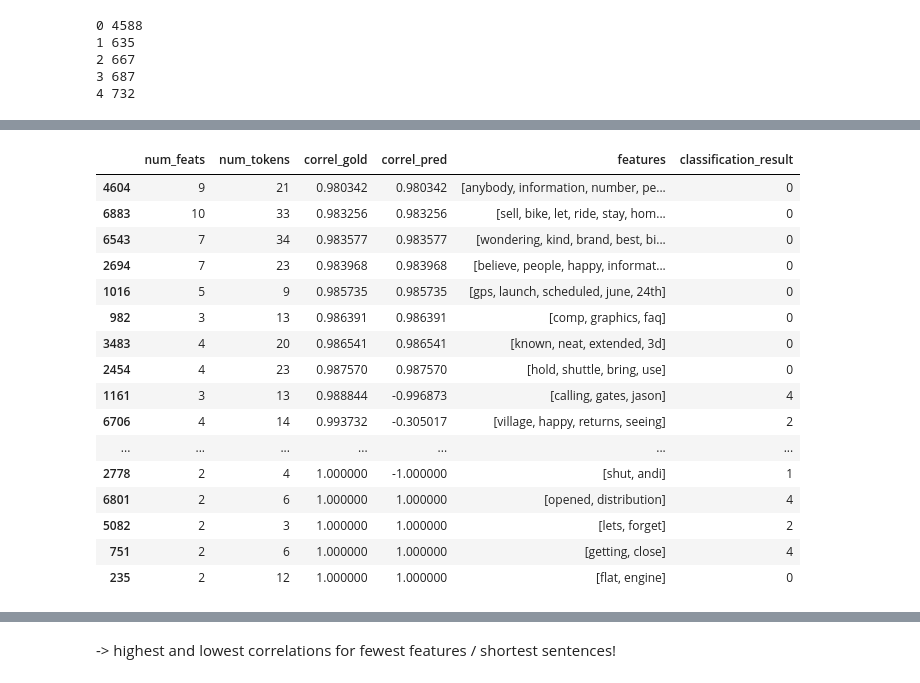
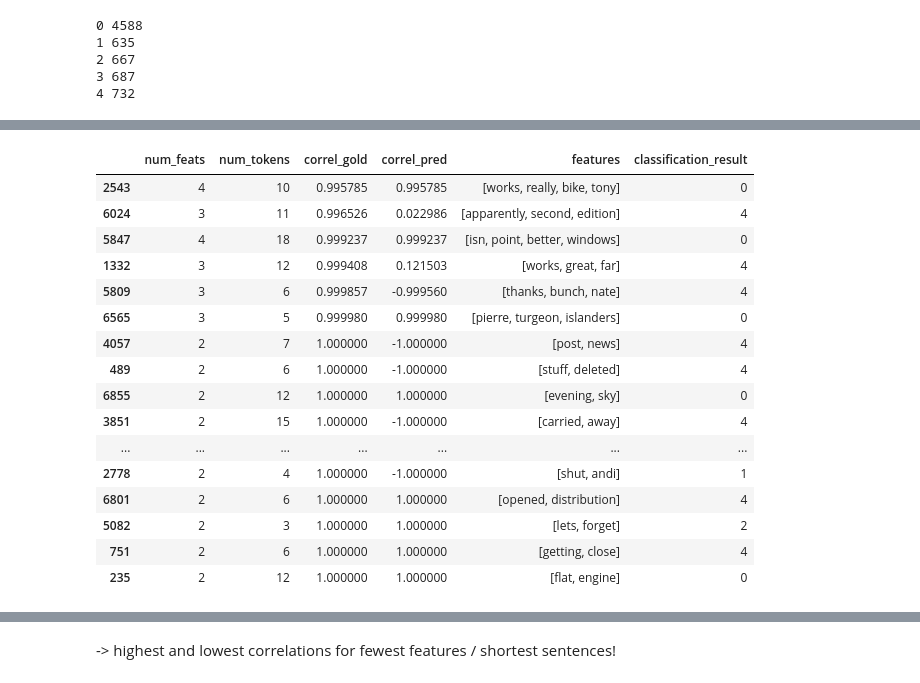
Before and after one commit to LydiaKoerber/nn-interpretability, a Jupyter notebook: analysis-predictions.ipynb, the cells around one changed output, grey strips where cells are left out. Saved outputs shown, nothing was run; the diff lists cells and outputs as text; code cells hidden in the pictures.

```diff
--- a/analysis-predictions.ipynb
+++ b/analysis-predictions.ipynb
@@ -343,17 +251,17 @@ Name: 2694, dtype: object
 # %%
-correls.sort_values(by='correl_gold', na_position='first').tail(n=50)
+correls.sort_values(by='correl_gold', na_position='first').tail(n=40)
 # %% [output]
 |  | num_feats | num_tokens | correl_gold | correl_pred | features | classification_result |
-| 4604 | 9 | 21 | 0.980342 | 0.980342 | [anybody, information, number, pe... | 0 |
-| 6883 | 10 | 33 | 0.983256 | 0.983256 | [sell, bike, let, ride, stay, hom... | 0 |
-| 6543 | 7 | 34 | 0.983577 | 0.983577 | [wondering, kind, brand, best, bi... | 0 |
-| 2694 | 7 | 23 | 0.983968 | 0.983968 | [believe, people, happy, informat... | 0 |
-| 1016 | 5 | 9 | 0.985735 | 0.985735 | [gps, launch, scheduled, june, 24th] | 0 |
-| 982 | 3 | 13 | 0.986391 | 0.986391 | [comp, graphics, faq] | 0 |
-| 3483 | 4 | 20 | 0.986541 | 0.986541 | [known, neat, extended, 3d] | 0 |
-| 2454 | 4 | 23 | 0.987570 | 0.987570 | [hold, shuttle, bring, use] | 0 |
-| 1161 | 3 | 13 | 0.988844 | -0.996873 | [calling, gates, jason] | 4 |
-| 6706 | 4 | 14 | 0.993732 | -0.305017 | [village, happy, returns, seeing] | 2 |
+| 2543 | 4 | 10 | 0.995785 | 0.995785 | [works, really, bike, tony] | 0 |
+| 6024 | 3 | 11 | 0.996526 | 0.022986 | [apparently, second, edition] | 4 |
+| 5847 | 4 | 18 | 0.999237 | 0.999237 | [isn, point, better, windows] | 0 |
+| 1332 | 3 | 12 | 0.999408 | 0.121503 | [works, great, far] | 4 |
+| 5809 | 3 | 6 | 0.999857 | -0.999560 | [thanks, bunch, nate] | 4 |
+| 6565 | 3 | 5 | 0.999980 | 0.999980 | [pierre, turgeon, islanders] | 0 |
+| 4057 | 2 | 7 | 1.000000 | -1.000000 | [post, news] | 4 |
+| 489 | 2 | 6 | 1.000000 | -1.000000 | [stuff, deleted] | 4 |
+| 6855 | 2 | 12 | 1.000000 | 1.000000 | [evening, sky] | 0 |
+| 3851 | 2 | 15 | 1.000000 | -1.000000 | [carried, away] | 4 |
 | ... | ... | ... | ... | ... | ... | ... |
 | 2778 | 2 | 4 | 1.000000 | -1.000000 | [shut, andi] | 1 |
 | 6801 | 2 | 6 | 1.000000 | 1.000000 | [opened, distribution] | 4 |
```
Also changed, not shown: parts of 42 cells of this notebook, 7 other files.
